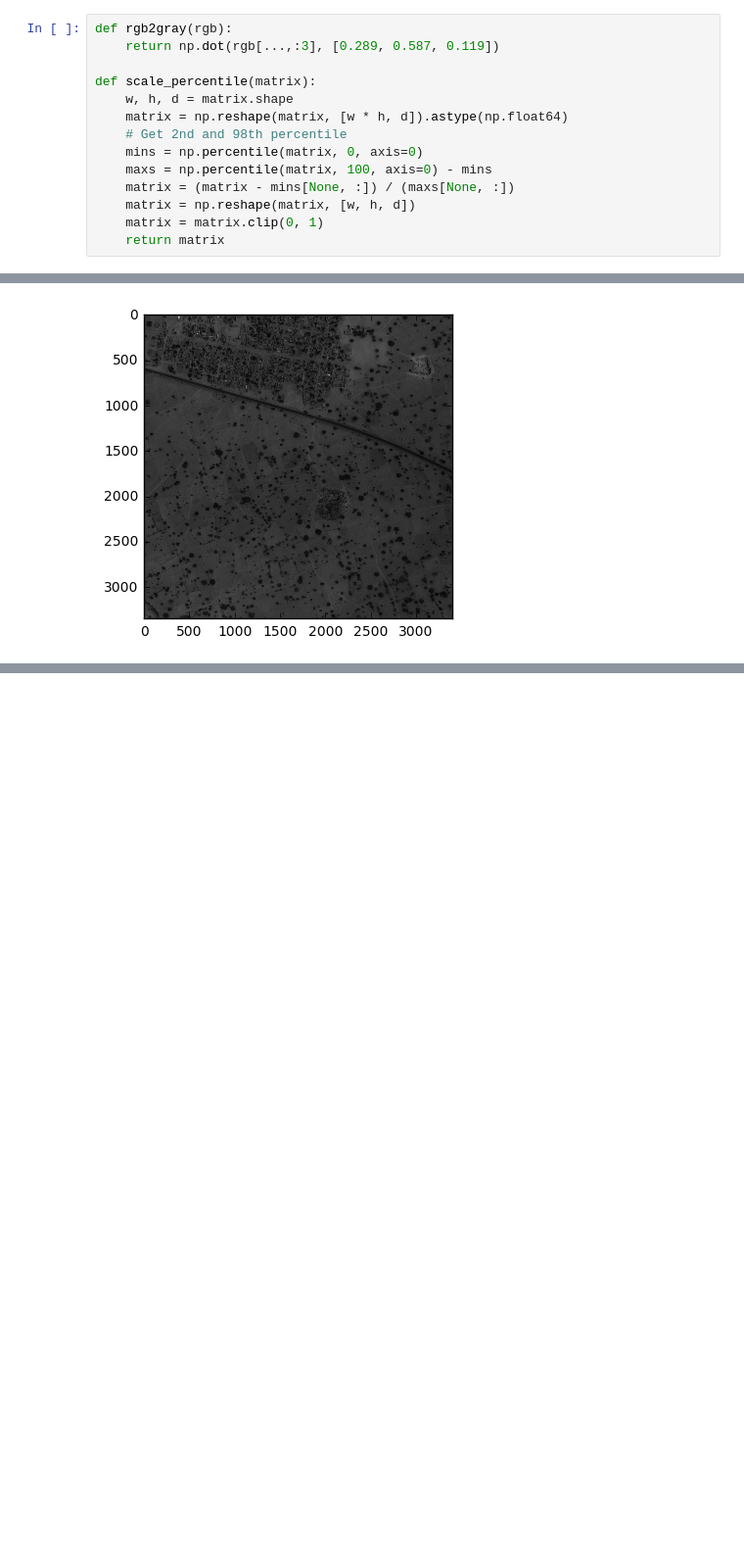
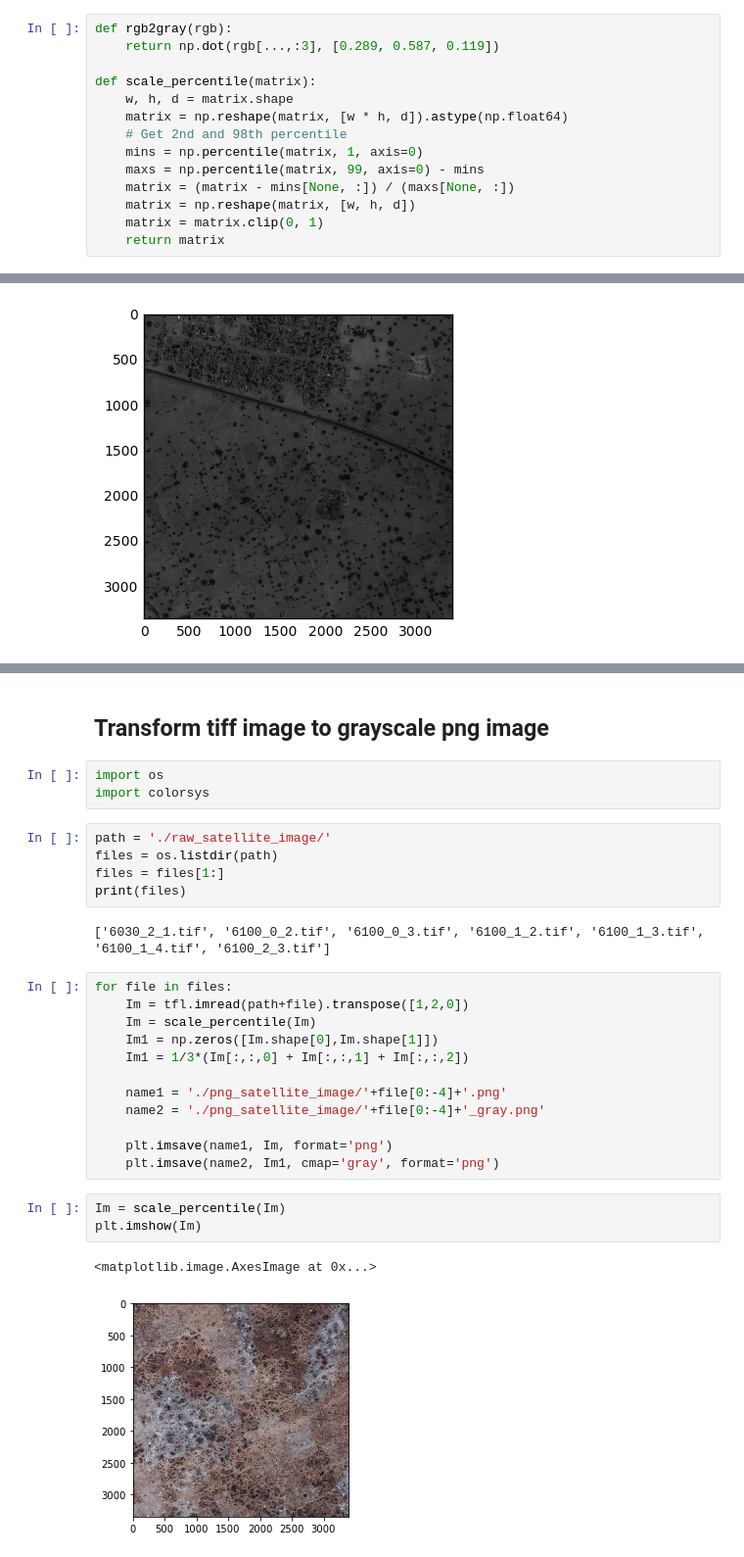
Before and after one commit to uniformlyMatt/MATH-651-Project, a Jupyter notebook: GrayScale.ipynb, the cells around one changed output, grey strips where cells are left out. Shown at 98% size. Drawn from its saved outputs; the diff is of its cells as text; blank space fills up the shorter version.

```diff
--- a/GrayScale.ipynb
+++ b/GrayScale.ipynb
@@ -17,8 +17,8 @@ def scale_percentile(matrix):
     w, h, d = matrix.shape
     matrix = np.reshape(matrix, [w * h, d]).astype(np.float64)
     # Get 2nd and 98th percentile
-    mins = np.percentile(matrix, 0, axis=0)
-    maxs = np.percentile(matrix, 100, axis=0) - mins
+    mins = np.percentile(matrix, 1, axis=0)
+    maxs = np.percentile(matrix, 99, axis=0) - mins
     matrix = (matrix - mins[None, :]) / (maxs[None, :])
     matrix = np.reshape(matrix, [w, h, d])
     matrix = matrix.clip(0, 1)
@@ -52,0 +61,30 @@ plt.imshow(gray)
+# %% [markdown]
+## Transform tiff image to grayscale png image
+# %%
+import os
+import colorsys
+# %%
+path = './raw_satellite_image/'
+files = os.listdir(path)
+files = files[1:]
+print(files)
+# %% [output]
+['6030_2_1.tif', '6100_0_2.tif', '6100_0_3.tif', '6100_1_2.tif', '6100_1_3.tif', '6100_1_4.tif', '6100_2_3.tif']
+# %%
+for file in files:
+    Im = tfl.imread(path+file).transpose([1,2,0])
+    Im = scale_percentile(Im)
+    Im1 = np.zeros([Im.shape[0],Im.shape[1]])
+    Im1 = 1/3*(Im[:,:,0] + Im[:,:,1] + Im[:,:,2])
+
+    name1 = './png_satellite_image/'+file[0:-4]+'.png'
+    name2 = './png_satellite_image/'+file[0:-4]+'_gray.png'
+
+    plt.imsave(name1, Im, format='png')
+    plt.imsave(name2, Im1, cmap='gray', format='png')
+# %%
+Im = scale_percentile(Im)
+plt.imshow(Im)
+# %% [output]
+<matplotlib.image.AxesImage at 0x...>
+[figure, added]
```
Also changed, not shown: parts of 5 cells of this notebook, 3 other files.
